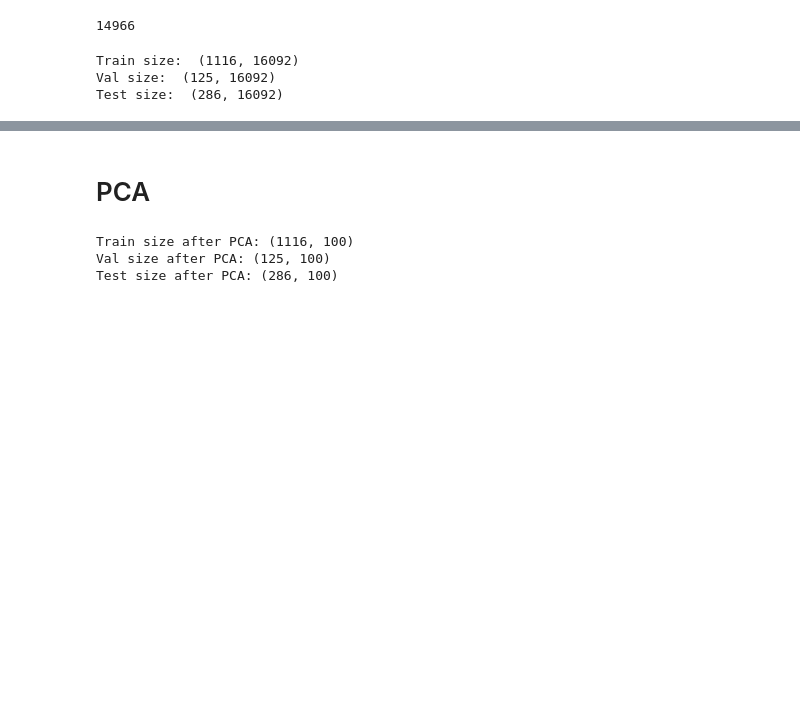
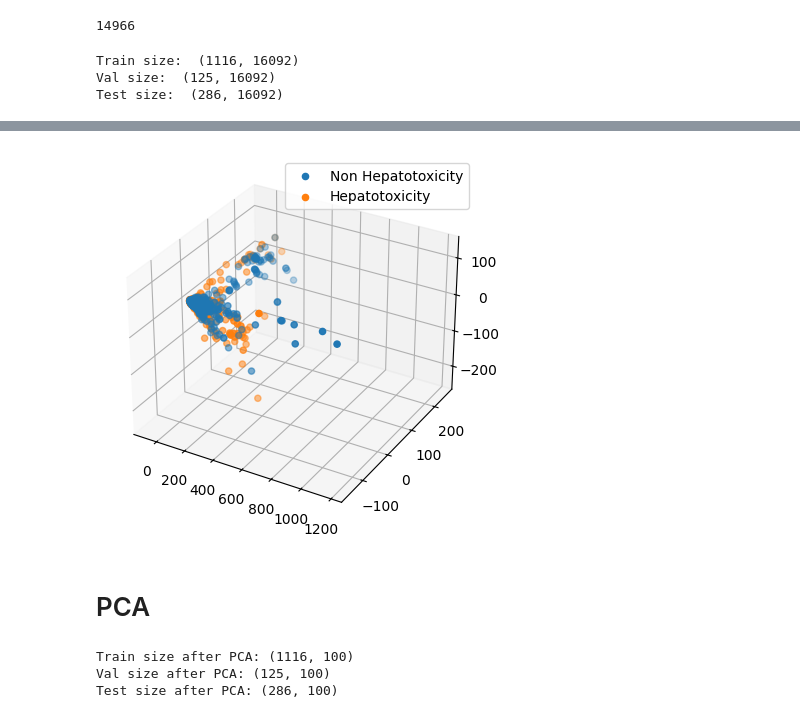
Before and after one commit to ongxuanhong/dili-drug-liver-interaction, a Jupyter notebook: 02_modeling.ipynb, the cells around one changed output, grey strips where cells are left out. Saved outputs shown, nothing was run; the diff lists cells and outputs as text; code cells hidden in the pictures; blank space fills up the shorter version.

```diff
--- a/02_modeling.ipynb
+++ b/02_modeling.ipynb
@@ -92,3 +113,18 @@ Test size:  (286, 16092)
+# %%
+# PCA 3 components visualization in 3D
+pca = PCA(n_components=3)
+pca.fit(X_train_pca)
+X_train_pca_3 = pca.transform(X_train_pca)
+
+# plot with highest variance
+fig = plt.figure()
+ax = fig.add_subplot(111, projection='3d')
+ax.scatter(X_train_pca_3[y_train == 0, 0], X_train_pca_3[y_train == 0, 1], X_train_pca_3[y_train == 0, 2], label="Non Hepatotoxicity")
+ax.scatter(X_train_pca_3[y_train == 1, 0], X_train_pca_3[y_train == 1, 1], X_train_pca_3[y_train == 1, 2], label="Hepatotoxicity")
+plt.legend()
+plt.show()
+# %% [output]
+[figure, added]
 # %% [markdown]
 # PCA
 # %%
```
Also changed, not shown: parts of 2 cells of this notebook.
